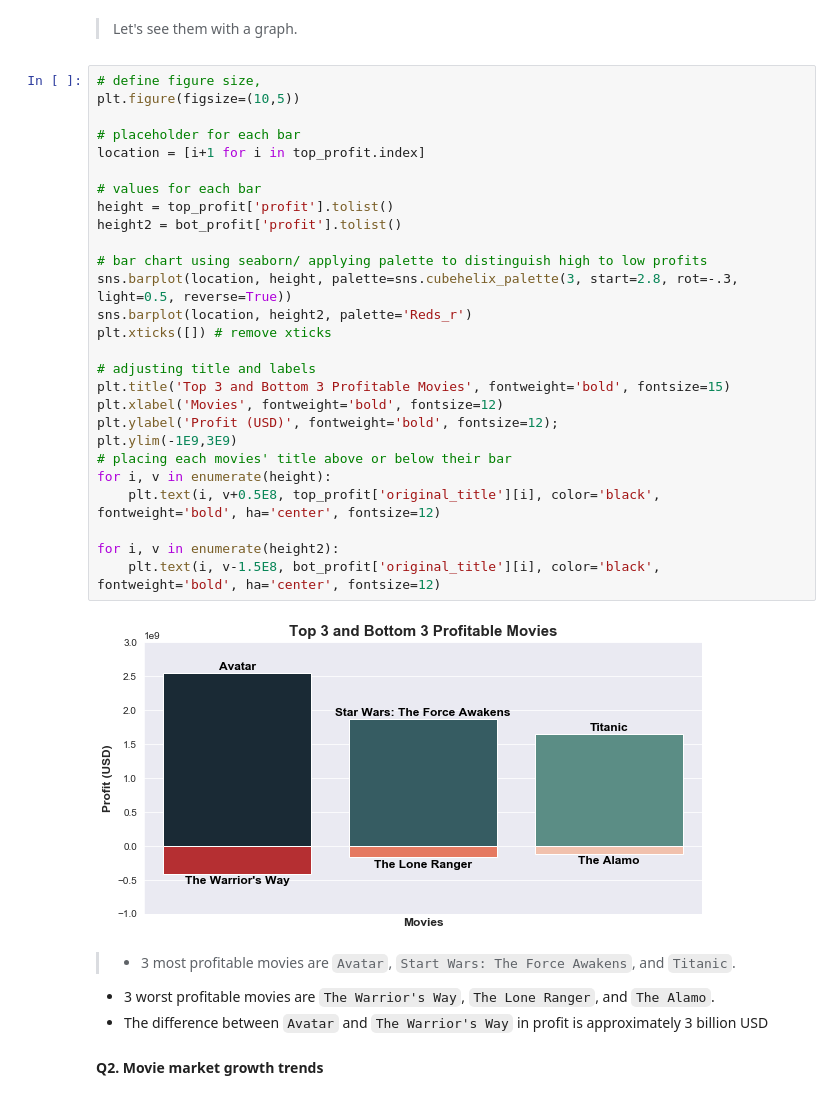
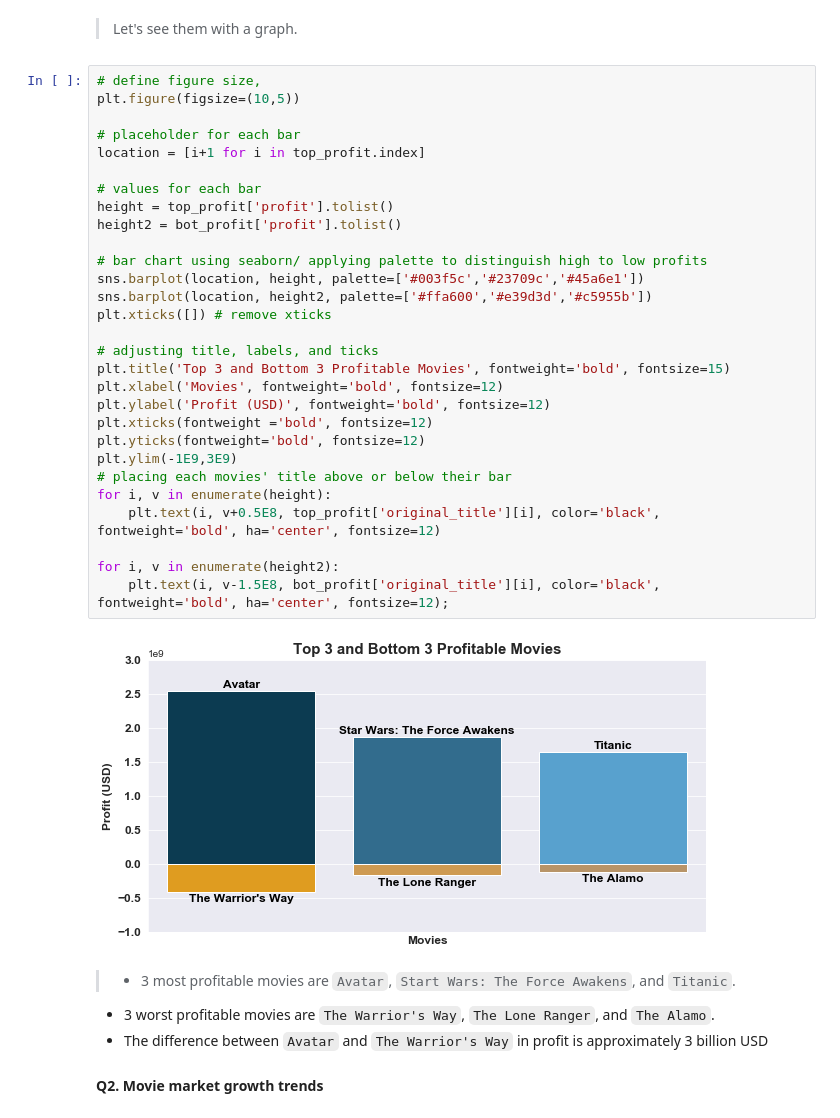
Before and after one commit to Steve-Choi/DAND, a Jupyter notebook: tmdb_project.ipynb, the cells around one changed output. Drawn from its saved outputs; the diff is of its cells as text.

```diff
--- a/tmdb_project.ipynb
+++ b/tmdb_project.ipynb
@@ -364,32 +368,34 @@ bot_profit
 # %%
 # define figure size,
 plt.figure(figsize=(10,5))
 
 # placeholder for each bar
 location = [i+1 for i in top_profit.index]
 
 # values for each bar
 height = top_profit['profit'].tolist()
 height2 = bot_profit['profit'].tolist()
 
 # bar chart using seaborn/ applying palette to distinguish high to low profits
-sns.barplot(location, height, palette=sns.cubehelix_palette(3, start=2.8, rot=-.3, light=0.5, reverse=True))
-sns.barplot(location, height2, palette='Reds_r')
+sns.barplot(location, height, palette=['#003f5c','#23709c','#45a6e1'])
+sns.barplot(location, height2, palette=['#ffa600','#e39d3d','#c5955b'])
 plt.xticks([]) # remove xticks
 
-# adjusting title and labels
+# adjusting title, labels, and ticks
 plt.title('Top 3 and Bottom 3 Profitable Movies', fontweight='bold', fontsize=15)
 plt.xlabel('Movies', fontweight='bold', fontsize=12)
-plt.ylabel('Profit (USD)', fontweight='bold', fontsize=12);
+plt.ylabel('Profit (USD)', fontweight='bold', fontsize=12)
+plt.xticks(fontweight ='bold', fontsize=12)
+plt.yticks(fontweight='bold', fontsize=12)
 plt.ylim(-1E9,3E9)
 # placing each movies' title above or below their bar
 for i, v in enumerate(height):
     plt.text(i, v+0.5E8, top_profit['original_title'][i], color='black', fontweight='bold', ha='center', fontsize=12)
 
 for i, v in enumerate(height2):
-    plt.text(i, v-1.5E8, bot_profit['original_title'][i], color='black', fontweight='bold', ha='center', fontsize=12)
+    plt.text(i, v-1.5E8, bot_profit['original_title'][i], color='black', fontweight='bold', ha='center', fontsize=12);
 # %% [output]
-[figure, old version]
+[figure, new version]
 # %% [markdown]
 > - 3 most profitable movies are `Avatar`, `Start Wars: The Force Awakens`, and `Titanic`. <br>
 - 3 worst profitable movies are `The Warrior's Way`, `The Lone Ranger`, and `The Alamo`.
```
Also changed, not shown: parts of 28 cells of this notebook.
